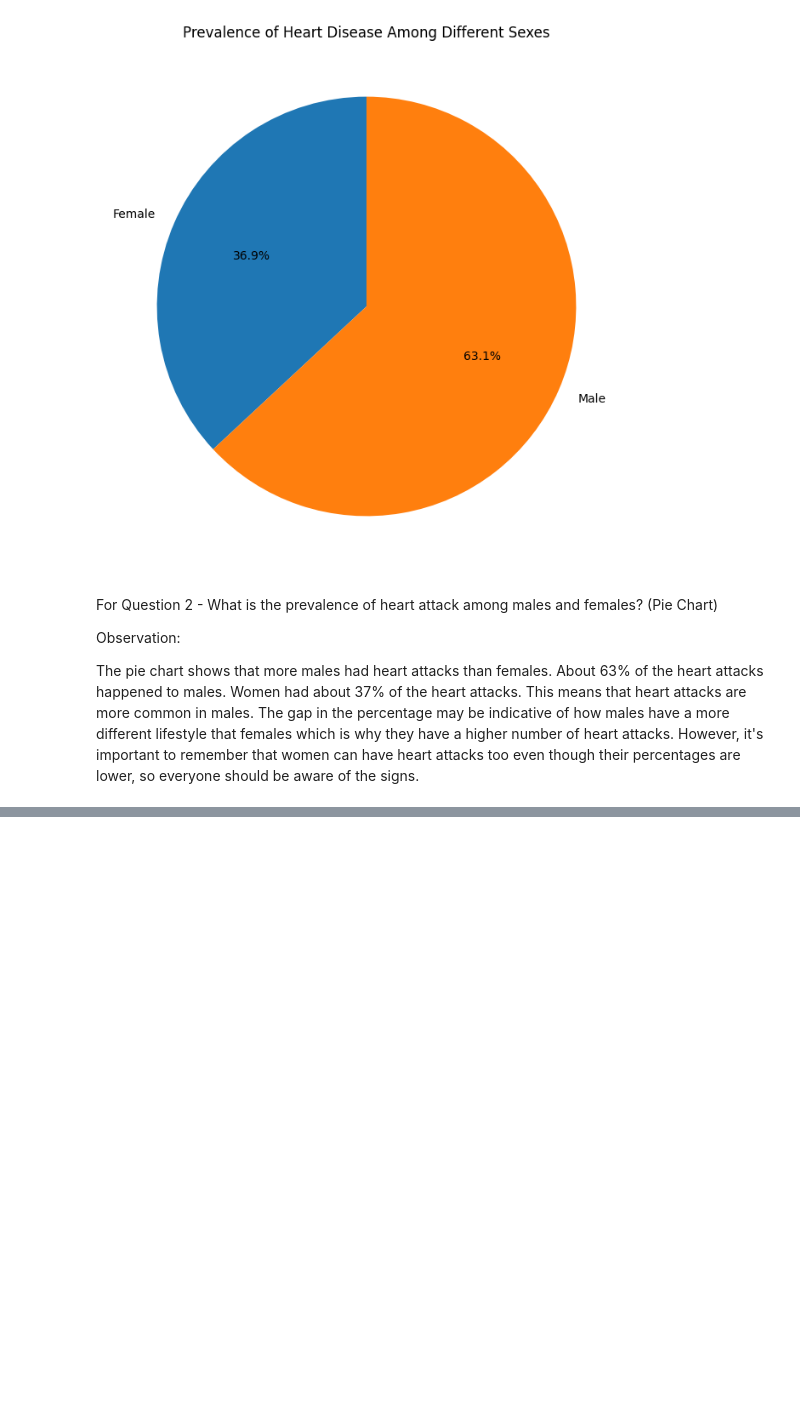
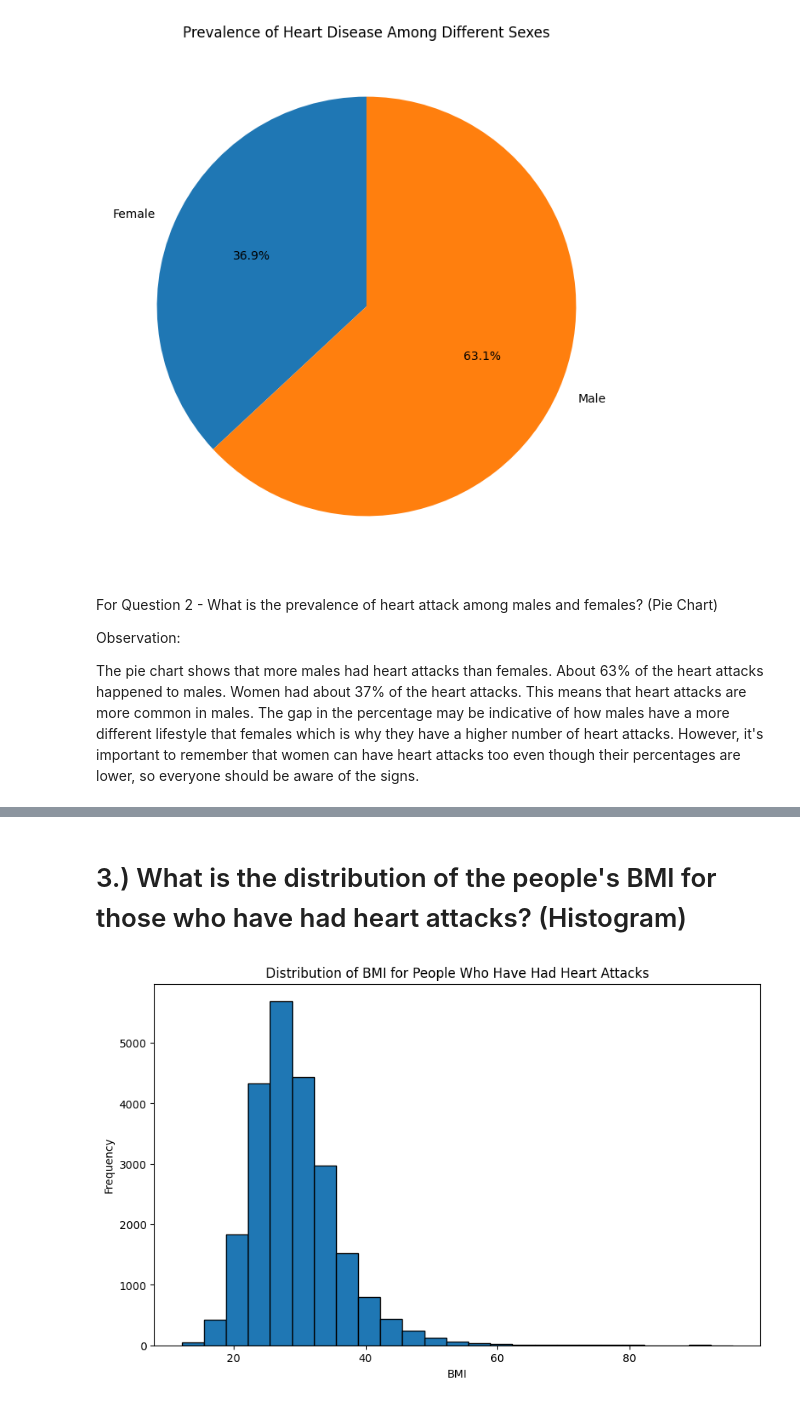
Before and after one commit to jreadia/VDA-CPE-031-CPE21S4, a Jupyter notebook: Adia_Midterm_Exam_Kaggle_Part.ipynb, the cells around one changed output, grey strips where cells are left out. Drawn from its saved outputs; the diff is of its cells as text; code cells hidden in the pictures; blank space fills up the shorter version.

```diff
--- a/Adia_Midterm_Exam_Kaggle_Part.ipynb
+++ b/Adia_Midterm_Exam_Kaggle_Part.ipynb
@@ -88,0 +93,6 @@ The pie chart shows that more males had heart attacks than females. About 63% of
+# %%
+# Loading the .csv data
+import matplotlib.pyplot as plt
+import pandas as pd
+df = pd.read_csv('heart_2022_with_nans.csv')
+df
@@ -88,0 +119,15 @@ The pie chart shows that more males had heart attacks than females. About 63% of
+# %% [markdown]
+# 3.) What is the distribution of the people's BMI for those who have had heart attacks? (Histogram)
+# %%
+# Filter data for people who had a heart attack
+heart_attack_data = df[df['HadHeartAttack'] == 'Yes']
+
+# Create the histogram
+plt.figure(figsize=(10, 6))
+plt.hist(heart_attack_data['BMI'], bins=25, edgecolor='black')
+plt.xlabel('BMI')
+plt.ylabel('Frequency')
+plt.title('Distribution of BMI for People Who Have Had Heart Attacks')
+plt.show()
+# %% [output]
+[figure, added]
```
Also changed, not shown: parts of 9 cells of this notebook.
